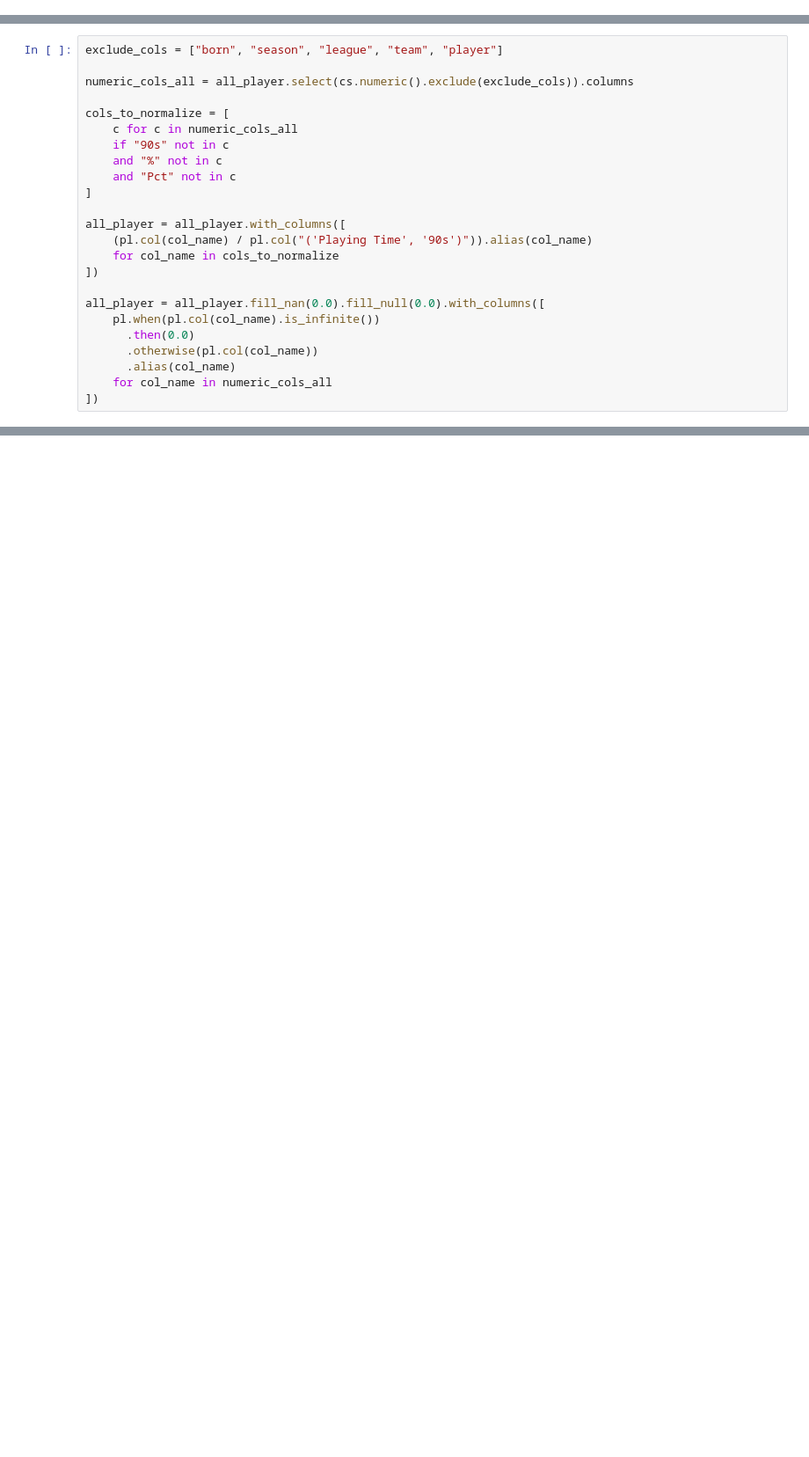
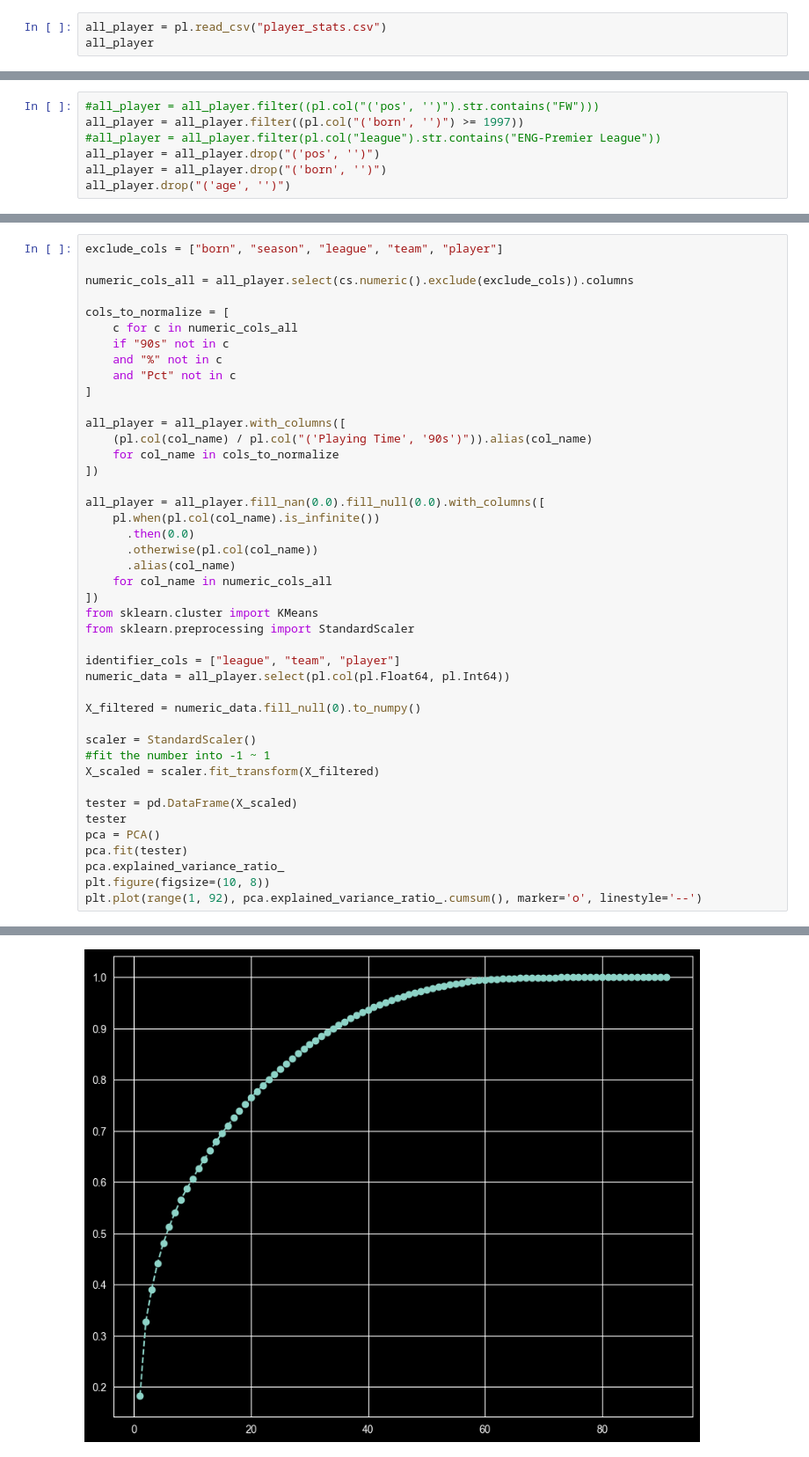
Before and after one commit to caffeine1005/footy_analysis, a Jupyter notebook: fbref_test.ipynb, the cells around one changed output, grey strips where cells are left out. Shown at 88% size. Saved outputs shown, nothing was run; the diff lists cells and outputs as text; blank space fills up the shorter version.

```diff
--- a/fbref_test.ipynb
+++ b/fbref_test.ipynb
@@ -114,0 +83,3 @@ all_player = all_player.fill_nan(0.0)
+# %%
+all_player = pl.read_csv("player_stats.csv")
+all_player
@@ -114,0 +101,7 @@ all_player = all_player.fill_nan(0.0)
+# %%
+#all_player = all_player.filter((pl.col("('pos', '')").str.contains("FW")))
+all_player = all_player.filter((pl.col("('born', '')") >= 1997))
+#all_player = all_player.filter(pl.col("league").str.contains("ENG-Premier League"))
+all_player = all_player.drop("('pos', '')")
+all_player = all_player.drop("('born', '')")
+all_player.drop("('age', '')")
@@ -136,3 +144,23 @@ all_player = all_player.fill_nan(0.0).fill_null(0.0).with_columns([
       .alias(col_name)
     for col_name in numeric_cols_all
 ])
+from sklearn.cluster import KMeans
+from sklearn.preprocessing import StandardScaler
+
+identifier_cols = ["league", "team", "player"]
+numeric_data = all_player.select(pl.col(pl.Float64, pl.Int64))
+
+X_filtered = numeric_data.fill_null(0).to_numpy()
+
+scaler = StandardScaler()
+#fit the number into -1 ~ 1
+X_scaled = scaler.fit_transform(X_filtered)
+
+tester = pd.DataFrame(X_scaled)
+tester
+pca = PCA()
+pca.fit(tester)
+pca.explained_variance_ratio_
+plt.figure(figsize=(10, 8))
+plt.plot(range(1, 92), pca.explained_variance_ratio_.cumsum(), marker='o', linestyle='--')
+# %% [output]
@@ -138,0 +168 @@ all_player = all_player.fill_nan(0.0).fill_null(0.0).with_columns([
+[figure, added]
```
Also changed, not shown: parts of 19 cells of this notebook, 1 other file.
